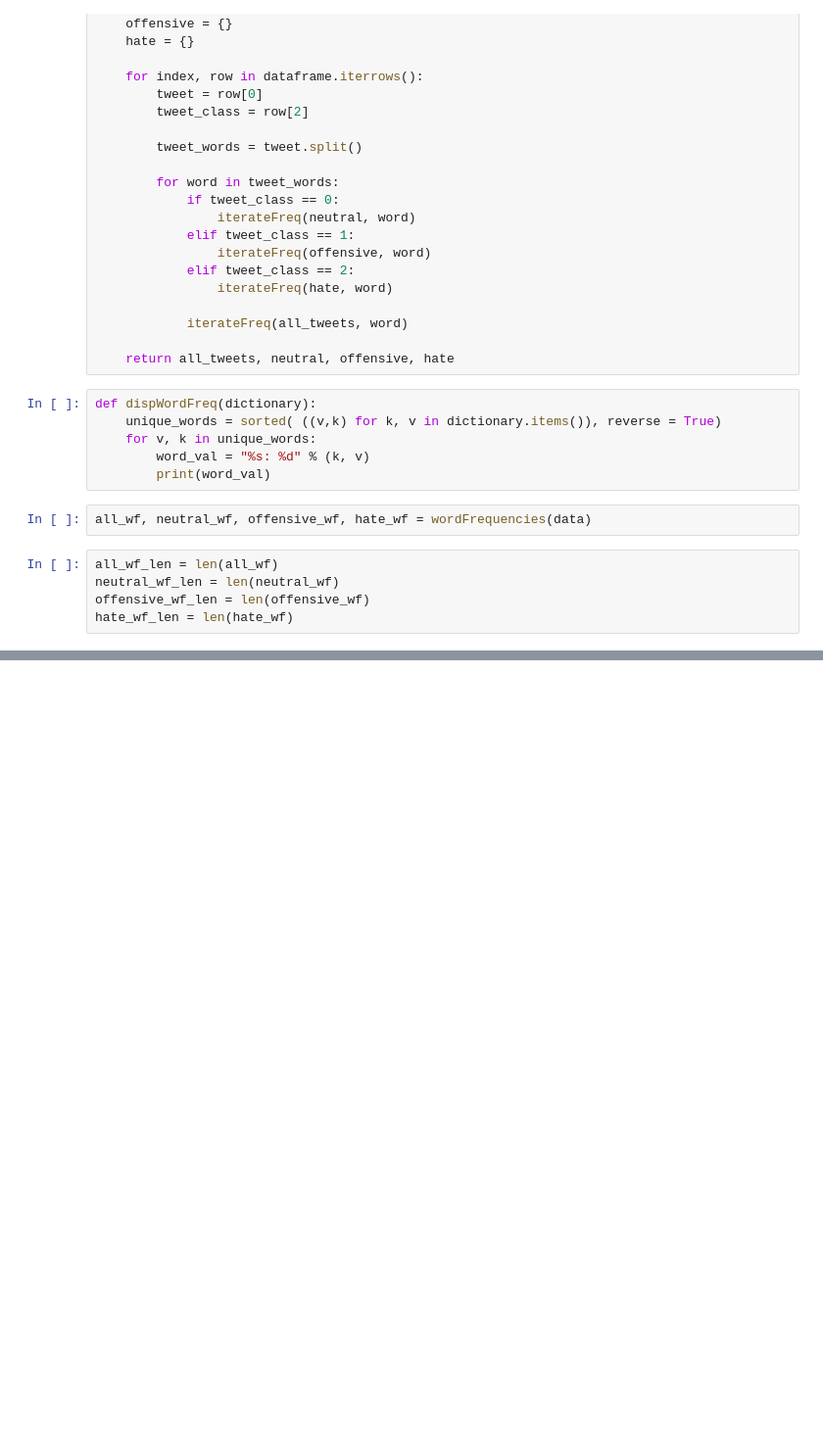
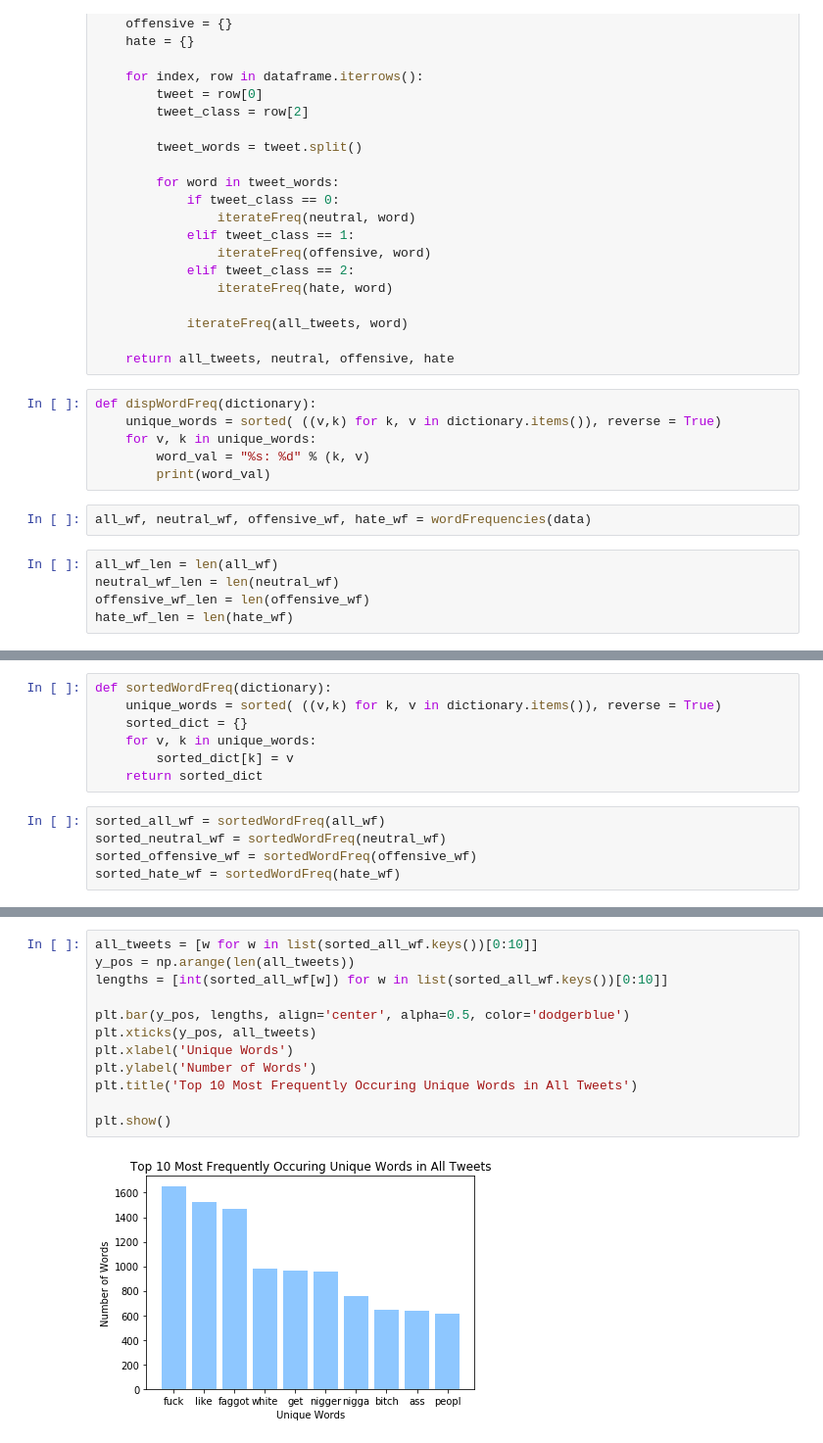
Before and after one commit to hkhan925/Hate-Speech-Classifier, a Jupyter notebook: Descriptive Statistics.ipynb, the cells around one changed output, grey strips where cells are left out. Shown at 98% size. Drawn from its saved outputs; the diff is of its cells as text; blank space fills up the shorter version.

```diff
--- a/Descriptive Statistics.ipynb
+++ b/Descriptive Statistics.ipynb
@@ -96,0 +99,12 @@ plt.show()
+# %%
+def sortedWordFreq(dictionary):
+    unique_words = sorted( ((v,k) for k, v in dictionary.items()), reverse = True)
+    sorted_dict = {}
+    for v, k in unique_words:
+        sorted_dict[k] = v
+    return sorted_dict
+# %%
+sorted_all_wf = sortedWordFreq(all_wf)
+sorted_neutral_wf = sortedWordFreq(neutral_wf)
+sorted_offensive_wf = sortedWordFreq(offensive_wf)
+sorted_hate_wf = sortedWordFreq(hate_wf)
@@ -96,0 +120,14 @@ plt.show()
+# %%
+all_tweets = [w for w in list(sorted_all_wf.keys())[0:10]]
+y_pos = np.arange(len(all_tweets))
+lengths = [int(sorted_all_wf[w]) for w in list(sorted_all_wf.keys())[0:10]]
+
+plt.bar(y_pos, lengths, align='center', alpha=0.5, color='dodgerblue')
+plt.xticks(y_pos, all_tweets)
+plt.xlabel('Unique Words')
+plt.ylabel('Number of Words')
+plt.title('Top 10 Most Frequently Occuring Unique Words in All Tweets')
+
+plt.show()
+# %% [output]
+[figure, added]
```
Also changed, not shown: parts of 10 cells of this notebook, 2 other files.
